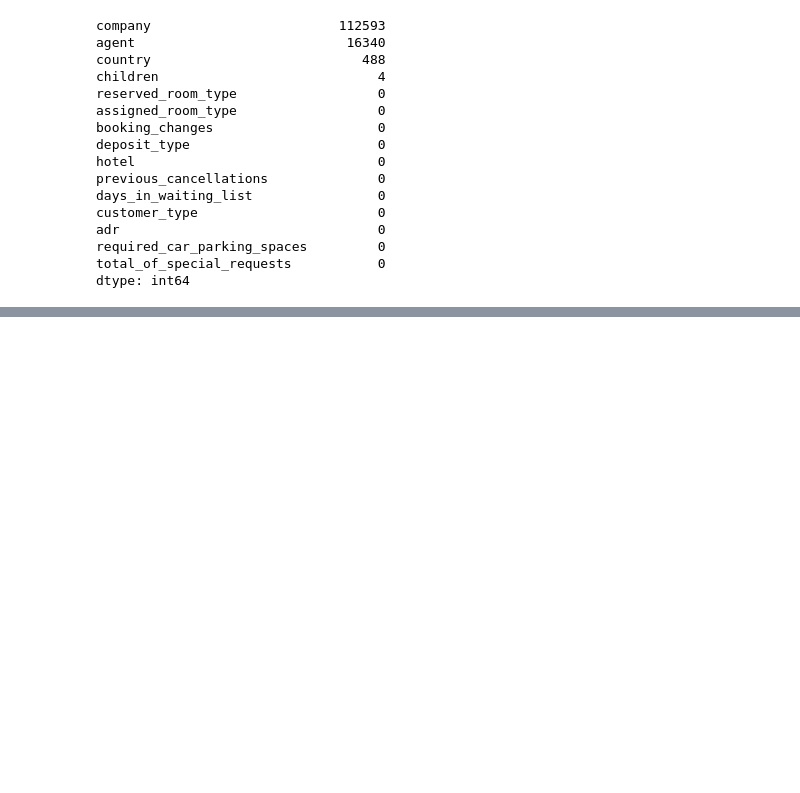
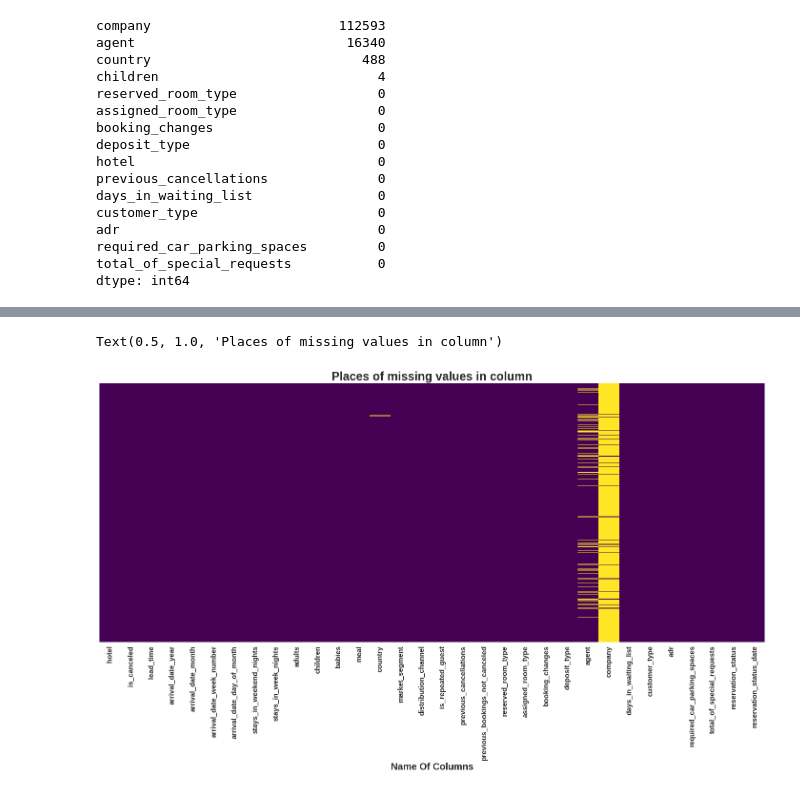
Before and after one commit to Satyaprakash-Dinesh-Vispute/Hotel-Booking-Analysis-EDA, a Jupyter notebook: Hotel_Booking_Analysis_(EDA).ipynb, the cells around one changed output, grey strips where cells are left out. Drawn from its saved outputs; the diff is of its cells as text; code cells hidden in the pictures; blank space fills up the shorter version.

```diff
--- a/Hotel_Booking_Analysis_(EDA).ipynb
+++ b/Hotel_Booking_Analysis_(EDA).ipynb
@@ -317,0 +227,9 @@ plt.show()
+# %%
+# Visulaizing null values through heatmap.
+plt.figure(figsize=(25, 10))
+sns.heatmap(hotel_booking_df.isnull(), cbar=False, yticklabels=False,cmap='viridis')
+plt.xlabel("Name Of Columns")
+plt.title("Places of missing values in column")
+# %% [output]
+Text(0.5, 1.0, 'Places of missing values in column')
+[figure, added]
```
Also changed, not shown: parts of 62 cells of this notebook.
